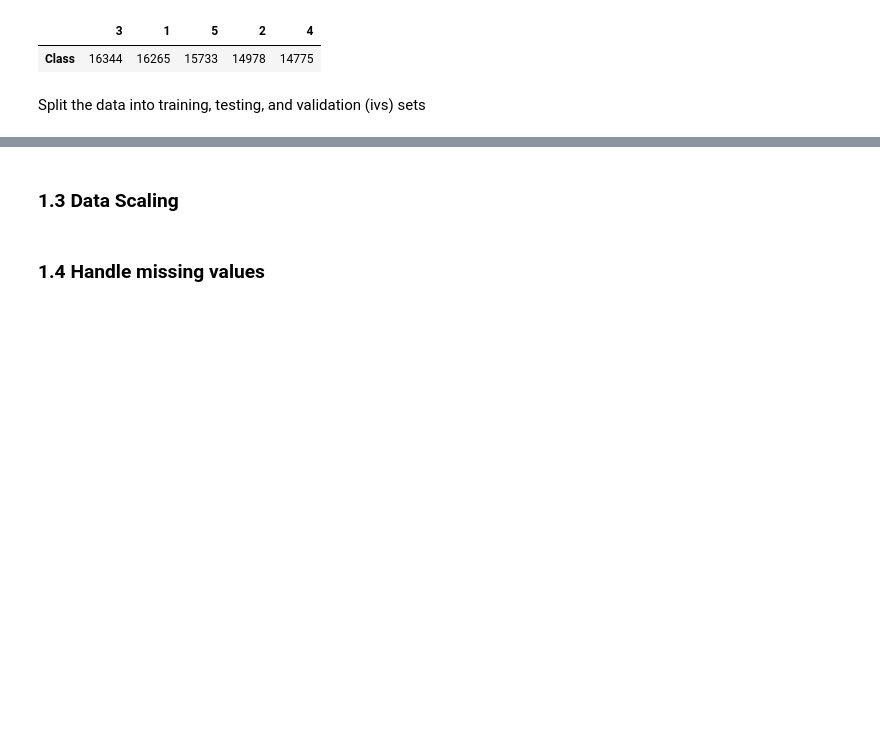
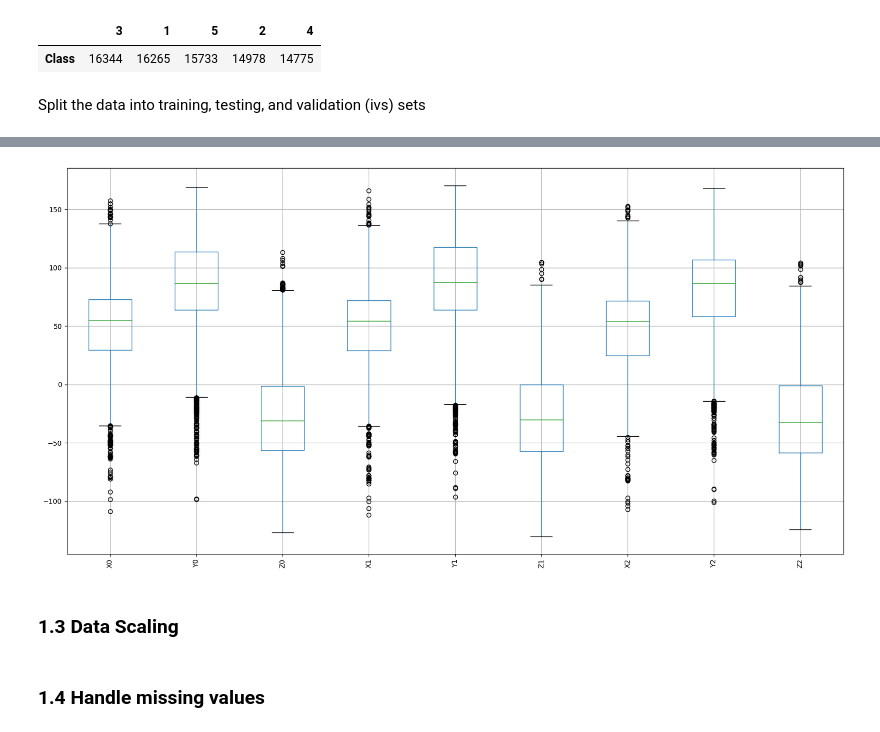
Before and after one commit to AntunesCSR/ML_Group_Projects, a Jupyter notebook: HA2/HA2.ipynb, the cells around one changed output, grey strips where cells are left out. Cells and saved outputs as stored; diff of their text form; code cells hidden in the pictures; blank space fills up the shorter version.

```diff
--- a/HA2/HA2.ipynb
+++ b/HA2/HA2.ipynb
@@ -49,5 +65,4 @@ df['Class'].value_counts().to_frame().T # dataset is balanced
 Split the data into training, testing, and validation (ivs) sets
 # %%
 X, y = df.drop(columns='Class'), df['Class']
-X_train, X_ivs, y_train, y_ivs = train_test_split(X, y, test_size=0.25, random_state=42)
 X_train, X_test, y_train, y_test = train_test_split(X_train, y_train, test_size=0.25, random_state=42)
@@ -63,3 +82,18 @@ df['User'].value_counts().to_frame().T
+# %%
+# Convert the User column to a categorical column (in X_train and X_test)
+X_train['User'] = X_train['User'].astype('category')
+X_test['User'] = X_test['User'].astype('category')
+
+# One-hot encode the User column (in X_train and X_test)
+X_train_encoded = pd.get_dummies(X_train, columns=['User'], prefix='User')
+X_test_encoded = pd.get_dummies(X_test, columns=['User'], prefix='User')
+# %%
+# Finding outliers - Boxplot of the columns except the last 14 (the User columns)
+X_train_encoded.iloc[:, :-14].boxplot(figsize=(20, 10))
+plt.xticks(rotation=90)
+plt.show()
+# %% [output]
+[figure, added]
 # %% [markdown]
 ### 1.3 Data Scaling
 # %%
```
Also changed, not shown: parts of 7 cells of this notebook.
